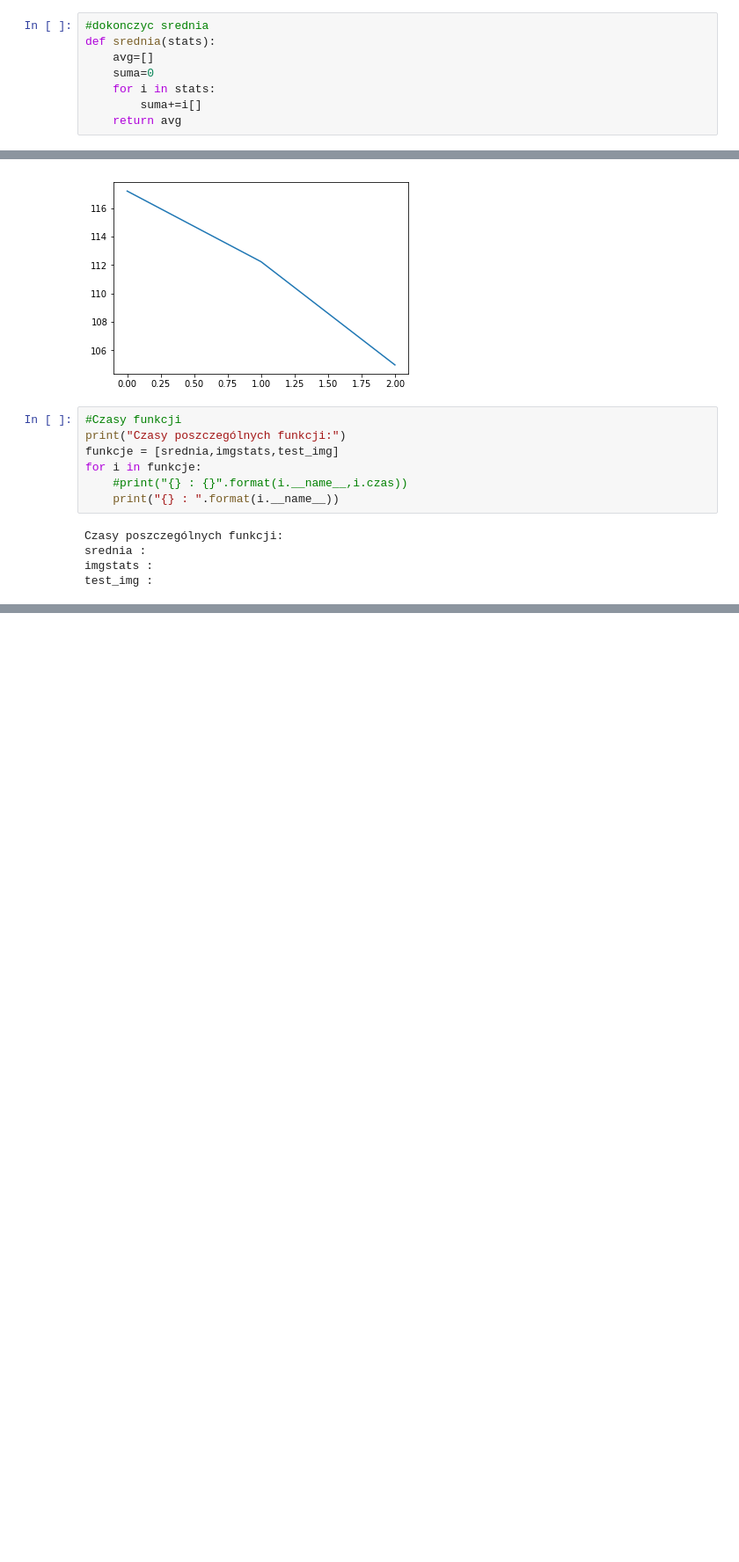
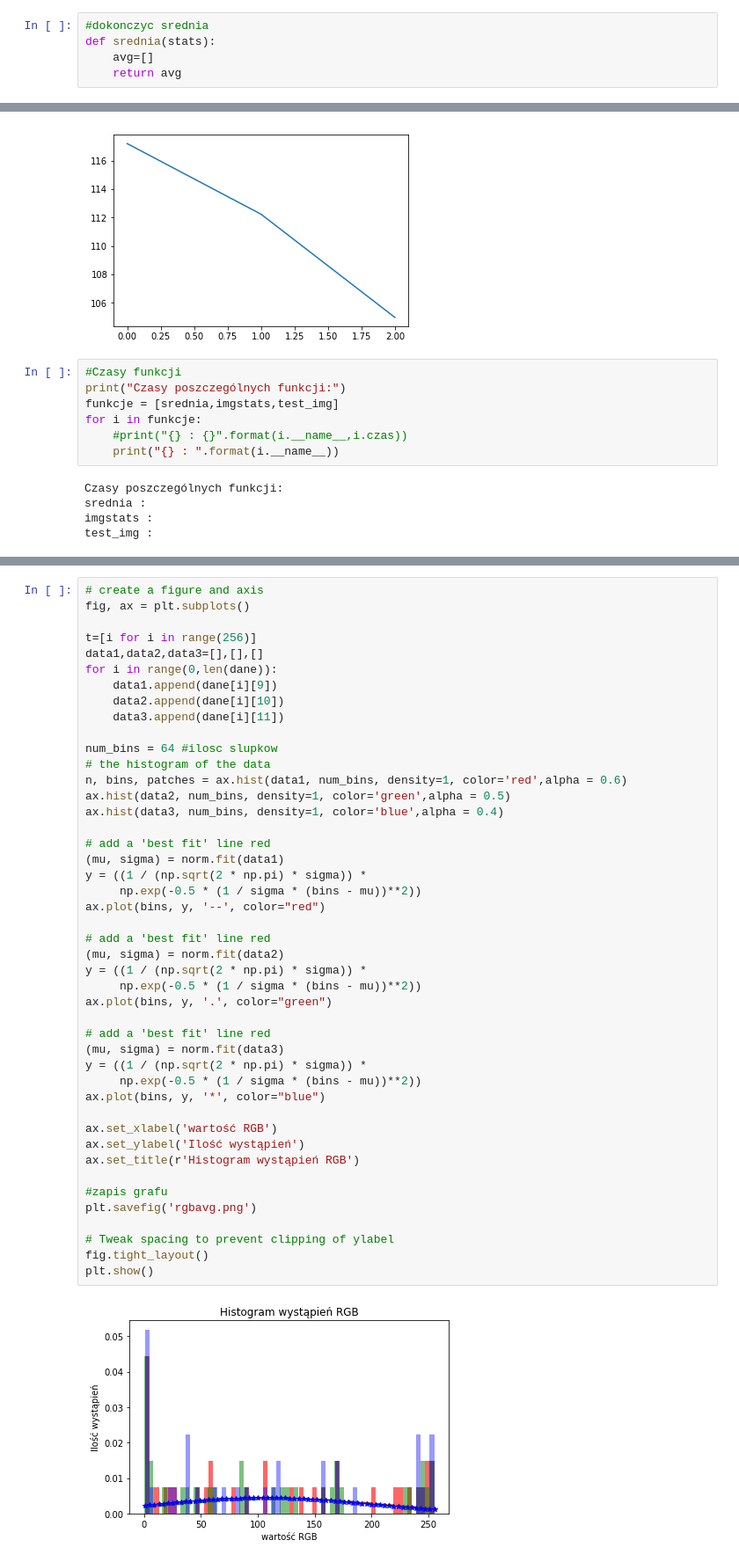
Before and after one commit to konradszwed/projekt_analiza_obrazu, a Jupyter notebook: Analiza_srednia_arkusz.ipynb, the cells around one changed output, grey strips where cells are left out. Shown: that part at 88% size. Drawn from its saved outputs; the diff is of its cells as text; blank space fills up the shorter version.

Commit message:
Wykres, histogram, linia trendu, eksport wykresów

```diff
--- a/Analiza_srednia_arkusz.ipynb
+++ b/Analiza_srednia_arkusz.ipynb
@@ -128,9 +129,6 @@ def wyswietl(stats):
 #dokonczyc srednia
 def srednia(stats):
     avg=[]
-    suma=0
-    for i in stats:
-        suma+=i[]
     return avg
 # %%
 #tworzymy dane
@@ -230,0 +221,47 @@ ValueError: x and y must have same first dimension, but have shapes (256,) and (
+# %%
+# create a figure and axis
+fig, ax = plt.subplots()
+
+t=[i for i in range(256)]
+data1,data2,data3=[],[],[]
+for i in range(0,len(dane)):
+    data1.append(dane[i][9])
+    data2.append(dane[i][10])
+    data3.append(dane[i][11])
+
+num_bins = 64 #ilosc slupkow
+# the histogram of the data
+n, bins, patches = ax.hist(data1, num_bins, density=1, color='red',alpha = 0.6)
+ax.hist(data2, num_bins, density=1, color='green',alpha = 0.5)
+ax.hist(data3, num_bins, density=1, color='blue',alpha = 0.4)
+
+# add a 'best fit' line red
+(mu, sigma) = norm.fit(data1)
+y = ((1 / (np.sqrt(2 * np.pi) * sigma)) *
+     np.exp(-0.5 * (1 / sigma * (bins - mu))**2))
+ax.plot(bins, y, '--', color="red")
+
+# add a 'best fit' line red
+(mu, sigma) = norm.fit(data2)
+y = ((1 / (np.sqrt(2 * np.pi) * sigma)) *
+     np.exp(-0.5 * (1 / sigma * (bins - mu))**2))
+ax.plot(bins, y, '.', color="green")
+
+# add a 'best fit' line red
+(mu, sigma) = norm.fit(data3)
+y = ((1 / (np.sqrt(2 * np.pi) * sigma)) *
+     np.exp(-0.5 * (1 / sigma * (bins - mu))**2))
+ax.plot(bins, y, '*', color="blue")
+
+ax.set_xlabel('wartość RGB')
+ax.set_ylabel('Ilość wystąpień')
+ax.set_title(r'Histogram wystąpień RGB')
+
+#zapis grafu
+plt.savefig('rgbavg.png')
+
+# Tweak spacing to prevent clipping of ylabel
+fig.tight_layout()
+plt.show()
+# %% [output]
+[figure, added]
```
Also changed, not shown: parts of 4 cells of this notebook, 2 other files.
